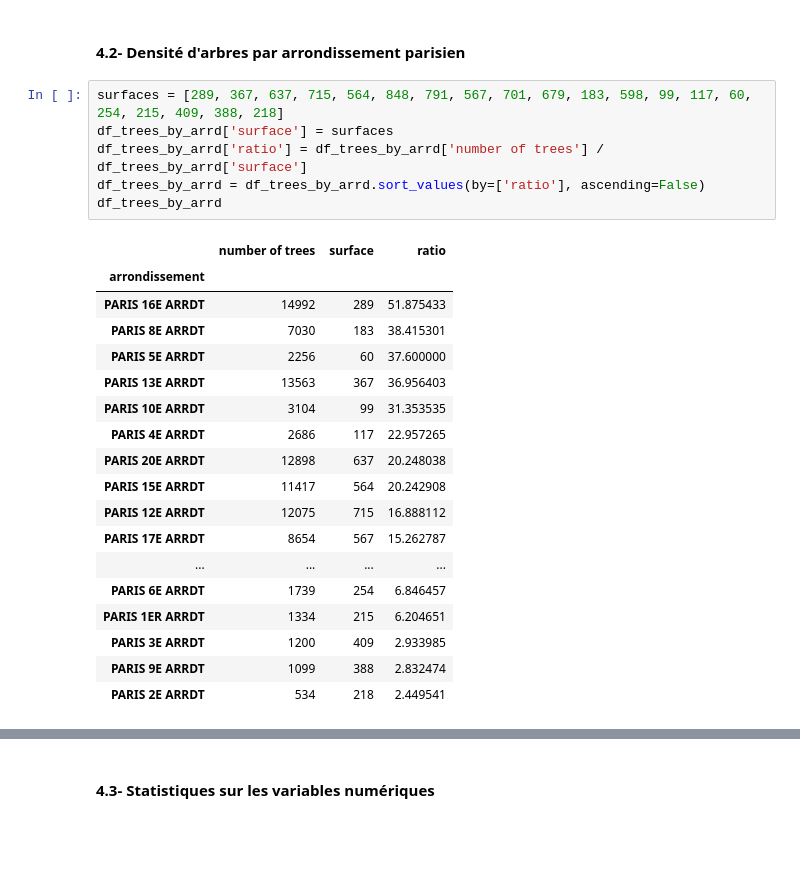
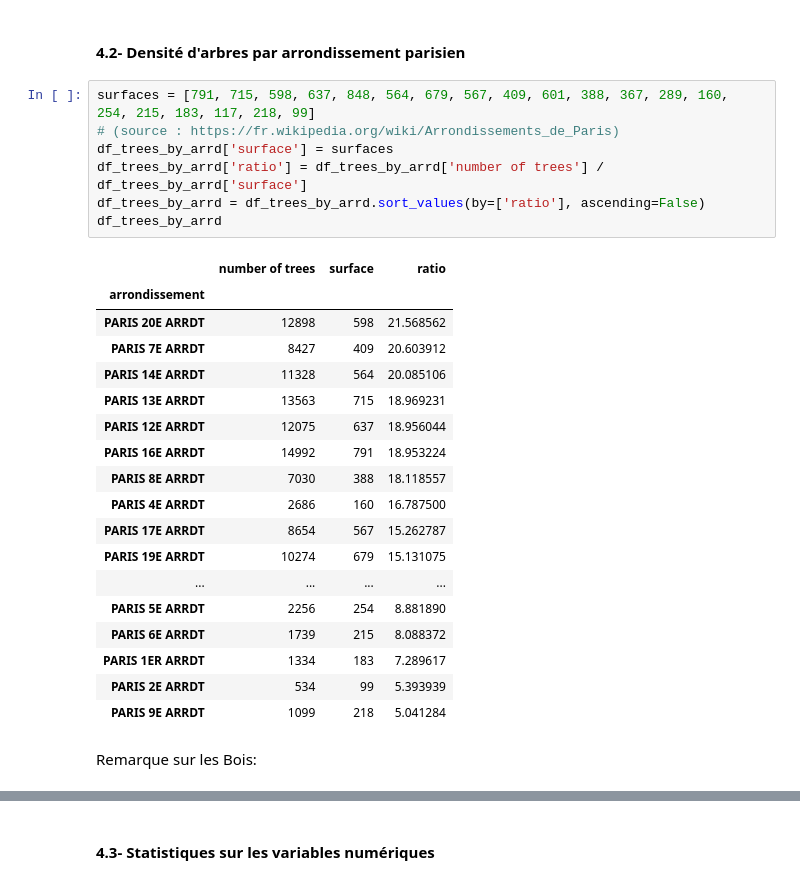
Before and after one commit to datafra75/OCR_IA_P2, a Jupyter notebook: OCRIAP2_monenv.ipynb, the cells around one changed output, grey strips where cells are left out. Cells and saved outputs as stored; diff of their text form; blank space fills up the shorter version.

```diff
--- a/OCRIAP2_monenv.ipynb
+++ b/OCRIAP2_monenv.ipynb
@@ -545,27 +554,30 @@ df_trees_by_arrd
 # %% [markdown]
 <h4>4.2- Densité d'arbres par arrondissement parisien</h4>
 # %%
-surfaces = [289, 367, 637, 715, 564, 848, 791, 567, 701, 679, 183, 598, 99, 117, 60, 254, 215, 409, 388, 218]
+surfaces = [791, 715, 598, 637, 848, 564, 679, 567, 409, 601, 388, 367, 289, 160, 254, 215, 183, 117, 218, 99]
+# (source : https://fr.wikipedia.org/wiki/Arrondissements_de_Paris)
 df_trees_by_arrd['surface'] = surfaces
 df_trees_by_arrd['ratio'] = df_trees_by_arrd['number of trees'] / df_trees_by_arrd['surface']
 df_trees_by_arrd = df_trees_by_arrd.sort_values(by=['ratio'], ascending=False)
 df_trees_by_arrd
 # %% [output]
 |  | number of trees | surface | ratio |
 | arrondissement |  |  |  |
-| PARIS 16E ARRDT | 14992 | 289 | 51.875433 |
-| PARIS 8E ARRDT | 7030 | 183 | 38.415301 |
-| PARIS 5E ARRDT | 2256 | 60 | 37.600000 |
-| PARIS 13E ARRDT | 13563 | 367 | 36.956403 |
-| PARIS 10E ARRDT | 3104 | 99 | 31.353535 |
-| PARIS 4E ARRDT | 2686 | 117 | 22.957265 |
-| PARIS 20E ARRDT | 12898 | 637 | 20.248038 |
-| PARIS 15E ARRDT | 11417 | 564 | 20.242908 |
-| PARIS 12E ARRDT | 12075 | 715 | 16.888112 |
+| PARIS 20E ARRDT | 12898 | 598 | 21.568562 |
+| PARIS 7E ARRDT | 8427 | 409 | 20.603912 |
+| PARIS 14E ARRDT | 11328 | 564 | 20.085106 |
+| PARIS 13E ARRDT | 13563 | 715 | 18.969231 |
+| PARIS 12E ARRDT | 12075 | 637 | 18.956044 |
+| PARIS 16E ARRDT | 14992 | 791 | 18.953224 |
+| PARIS 8E ARRDT | 7030 | 388 | 18.118557 |
+| PARIS 4E ARRDT | 2686 | 160 | 16.787500 |
 | PARIS 17E ARRDT | 8654 | 567 | 15.262787 |
+| PARIS 19E ARRDT | 10274 | 679 | 15.131075 |
 | ... | ... | ... | ... |
-| PARIS 6E ARRDT | 1739 | 254 | 6.846457 |
-| PARIS 1ER ARRDT | 1334 | 215 | 6.204651 |
-| PARIS 3E ARRDT | 1200 | 409 | 2.933985 |
-| PARIS 9E ARRDT | 1099 | 388 | 2.832474 |
-| PARIS 2E ARRDT | 534 | 218 | 2.449541 |
+| PARIS 5E ARRDT | 2256 | 254 | 8.881890 |
+| PARIS 6E ARRDT | 1739 | 215 | 8.088372 |
+| PARIS 1ER ARRDT | 1334 | 183 | 7.289617 |
+| PARIS 2E ARRDT | 534 | 99 | 5.393939 |
+| PARIS 9E ARRDT | 1099 | 218 | 5.041284 |
+# %% [markdown]
+Remarque sur les Bois:
```
Also changed, not shown: parts of 14 cells of this notebook.
